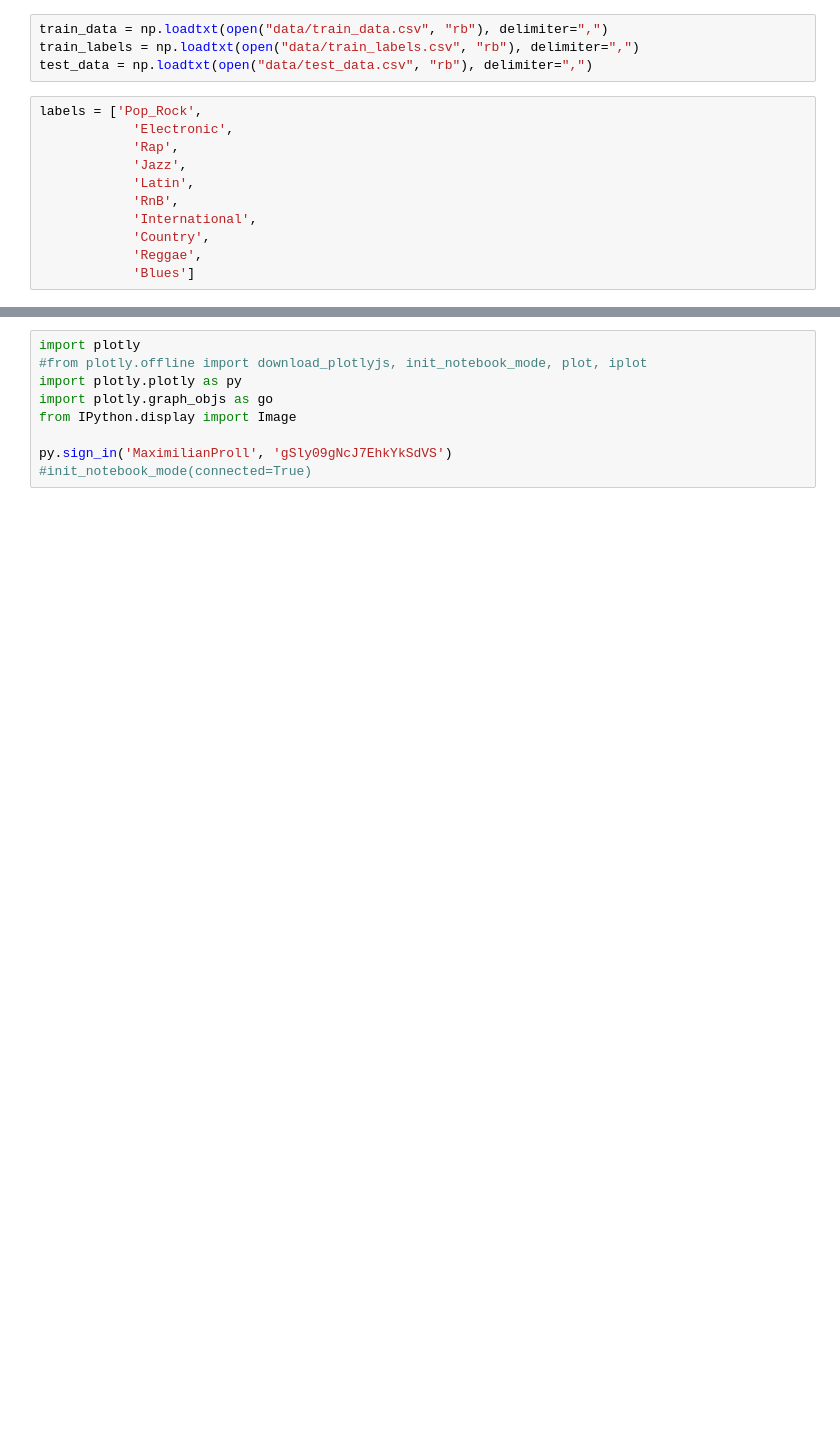
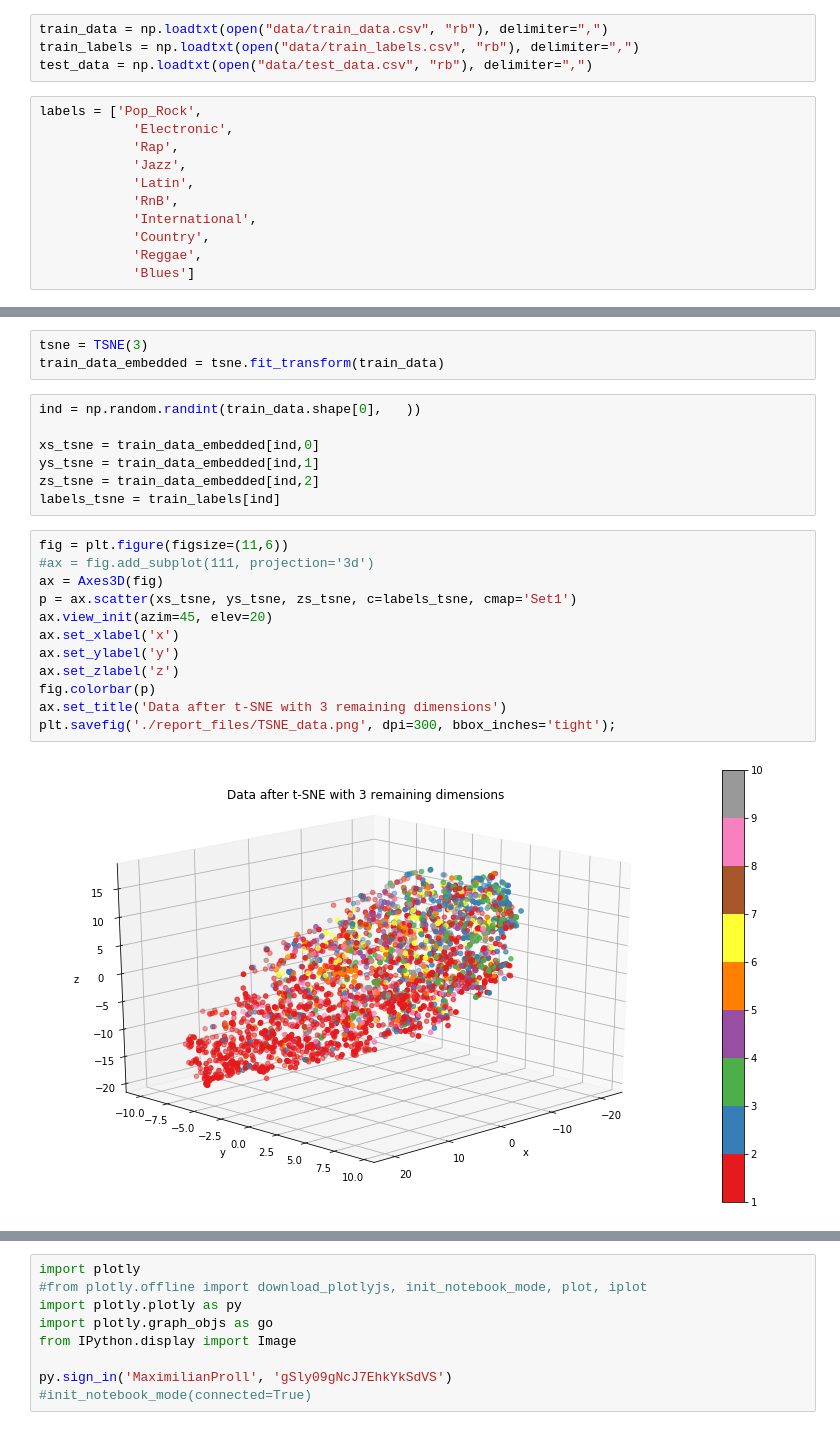
Before and after one commit to MaximilianPavon/ML_project, a Jupyter notebook: analysis-Data_Analysis.ipynb, the cells around one changed output, grey strips where cells are left out. Cells and saved outputs as stored; diff of their text form; blank space fills up the shorter version.

```diff
--- a/analysis-Data_Analysis.ipynb
+++ b/analysis-Data_Analysis.ipynb
@@ -23,0 +79,24 @@ labels = ['Pop_Rock',
+# %%
+tsne = TSNE(3)
+train_data_embedded = tsne.fit_transform(train_data)
+# %%
+ind = np.random.randint(train_data.shape[0],   ))
+
+xs_tsne = train_data_embedded[ind,0]
+ys_tsne = train_data_embedded[ind,1]
+zs_tsne = train_data_embedded[ind,2]
+labels_tsne = train_labels[ind]
+# %%
+fig = plt.figure(figsize=(11,6))
+#ax = fig.add_subplot(111, projection='3d')
+ax = Axes3D(fig)
+p = ax.scatter(xs_tsne, ys_tsne, zs_tsne, c=labels_tsne, cmap='Set1')
+ax.view_init(azim=45, elev=20)
+ax.set_xlabel('x')
+ax.set_ylabel('y')
+ax.set_zlabel('z')
+fig.colorbar(p)
+ax.set_title('Data after t-SNE with 3 remaining dimensions')
+plt.savefig('./report_files/TSNE_data.png', dpi=300, bbox_inches='tight');
+# %% [output]
+[figure, added]
```
Also changed, not shown: parts of 10 cells of this notebook, 5 other files.
